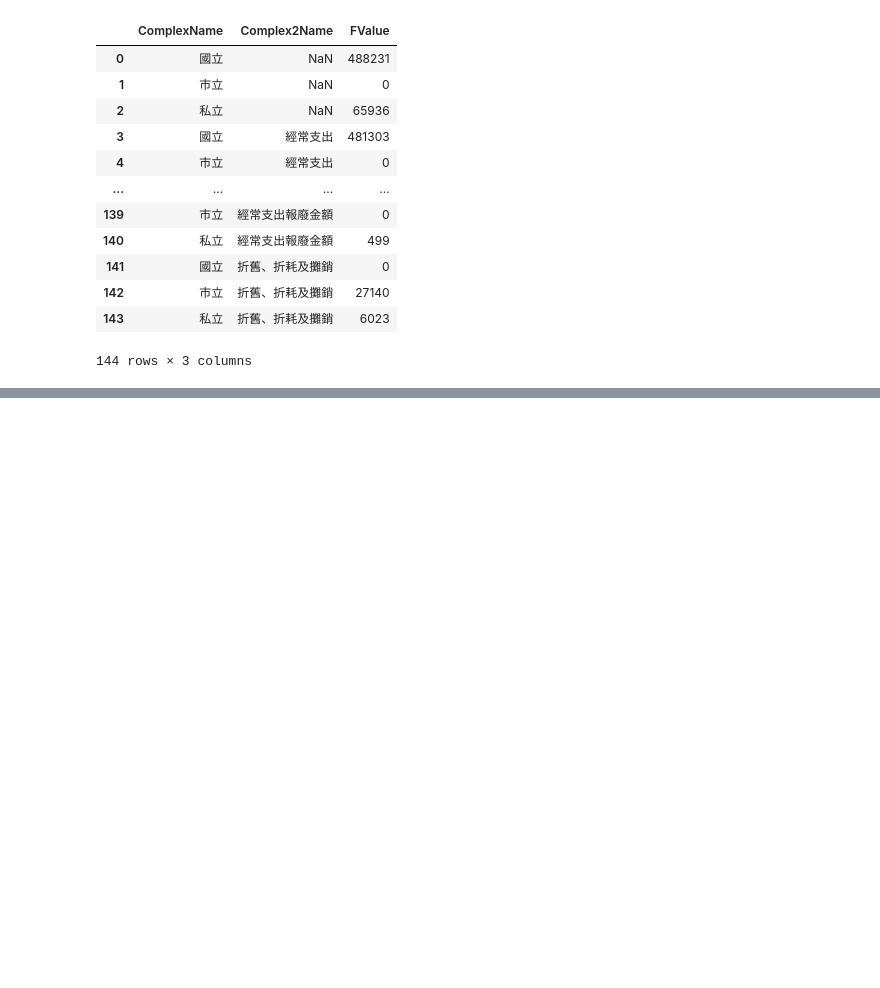
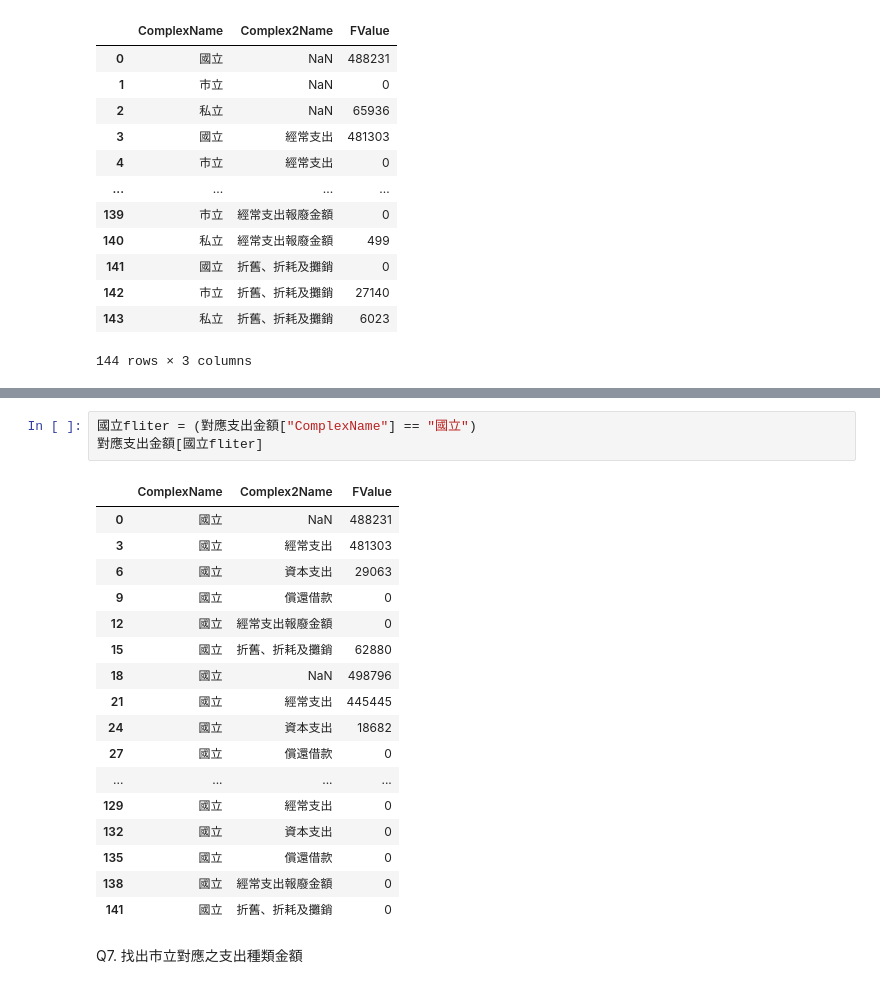
Before and after one commit to emeraldChung/LAT, a Jupyter notebook: HW1 week3.ipynb, the cells around one changed output, grey strips where cells are left out. Cells and saved outputs as stored; diff of their text form; blank space fills up the shorter version.

```diff
--- a/HW1 week3.ipynb
+++ b/HW1 week3.ipynb
@@ -93,0 +111,23 @@ Q5. 各國市私立所對應之支出種類金額
+# %%
+國立fliter = (對應支出金額["ComplexName"] == "國立")
+對應支出金額[國立fliter]
+# %% [output]
+|  | ComplexName | Complex2Name | FValue |
+| 0 | 國立 | NaN | 488231 |
+| 3 | 國立 | 經常支出 | 481303 |
+| 6 | 國立 | 資本支出 | 29063 |
+| 9 | 國立 | 償還借款 | 0 |
+| 12 | 國立 | 經常支出報廢金額 | 0 |
+| 15 | 國立 | 折舊、折耗及攤銷 | 62880 |
+| 18 | 國立 | NaN | 498796 |
+| 21 | 國立 | 經常支出 | 445445 |
+| 24 | 國立 | 資本支出 | 18682 |
+| 27 | 國立 | 償還借款 | 0 |
+| ... | ... | ... | ... |
+| 129 | 國立 | 經常支出 | 0 |
+| 132 | 國立 | 資本支出 | 0 |
+| 135 | 國立 | 償還借款 | 0 |
+| 138 | 國立 | 經常支出報廢金額 | 0 |
+| 141 | 國立 | 折舊、折耗及攤銷 | 0 |
+# %% [markdown]
+Q7. 找出市立對應之支出種類金額
```
Also changed, not shown: parts of 15 cells of this notebook.
